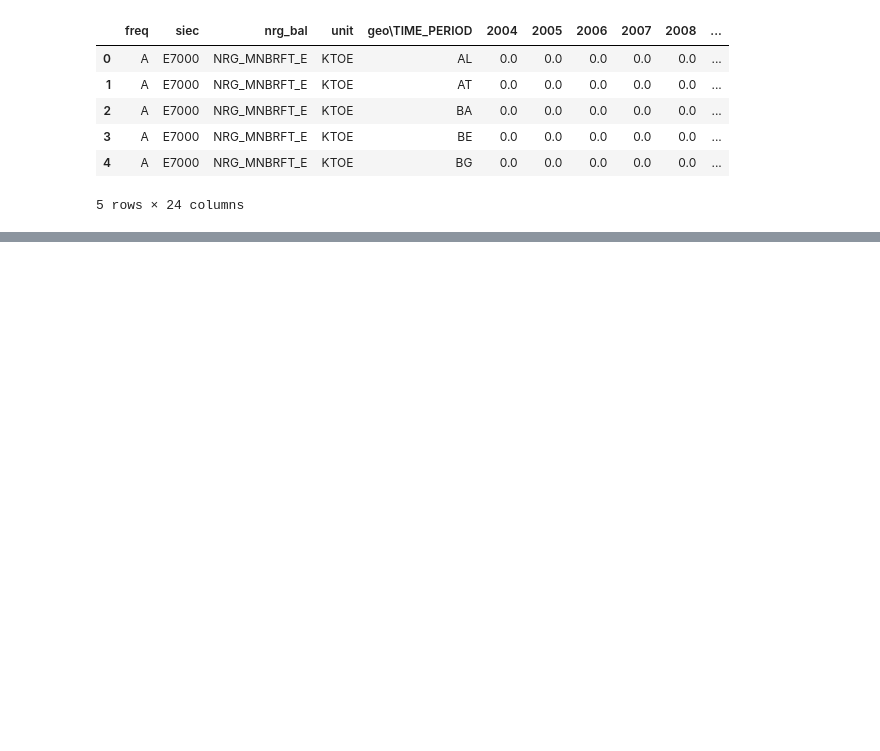
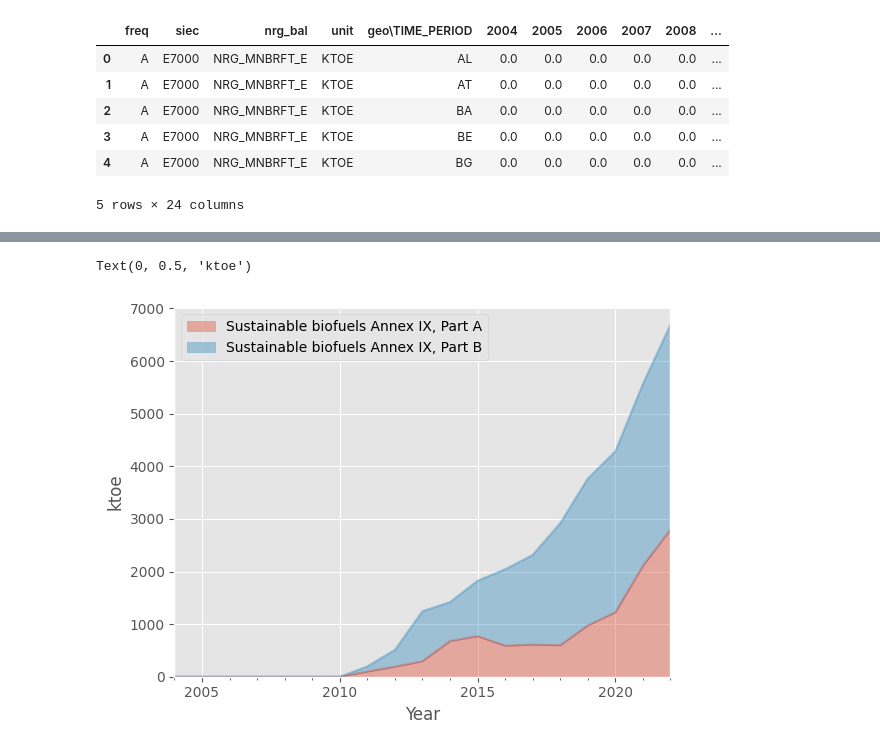
Before and after one commit to RomainBes/Eurostat, a Jupyter notebook: Eurostat.ipynb, the cells around one changed output, grey strips where cells are left out. Saved outputs shown, nothing was run; the diff lists cells and outputs as text; code cells hidden in the pictures; blank space fills up the shorter version.

Commit message:
Add plot and nc

```diff
--- a/Eurostat.ipynb
+++ b/Eurostat.ipynb
@@ -4,0 +3,8 @@ import eurostat
+# %%
+import pandas as pd
+import xarray as xr
+import eurostat
+import matplotlib.pyplot as plt
+import pycountry
+
+plt.style.use("ggplot")
@@ -47,0 +207,3 @@ df.to_csv(f"data/{dataset_code}.csv")
+# %%
+ds = xr.open_dataarray(f"data/{dataset_code}.nc")
+ds
@@ -47,0 +218,28 @@ df.to_csv(f"data/{dataset_code}.csv")
+# %%
+# geo "EU27_2020", "EA20"
+dsp = (
+    ds.sel(geo="EU27_2020")
+    .drop("geo")
+    .sel(
+        siec_name=[
+            "Sustainable biofuels Annex IX, Part A",
+            "Sustainable biofuels Annex IX, Part B",
+        ]
+    )
+    .sel(
+        nrg_bal_name=[
+            "Final consumption - other transport sector- energy use - Renewable Energy Directive",
+            "Final consumption - transport sector - energy use - Renewable Energy Directive",
+            "Final consumption - transport sector - rail - energy use - Renewable Energy Directive",
+            "Final consumption - transport sector - road - energy use - Renewable Energy Directive",
+        ]
+    )
+).sum(dim="nrg_bal_name")
+dfp = dsp.to_dataset("siec_name").to_dataframe()
+
+fig, ax = plt.subplots()
+dfp.plot(ax=ax, kind="area", alpha=0.4)
+ax.set_ylabel("ktoe / year")
+# %% [output]
+Text(0, 0.5, 'ktoe')
+[figure, added]
```
Also changed, not shown: parts of 21 cells of this notebook, 2 other files.
